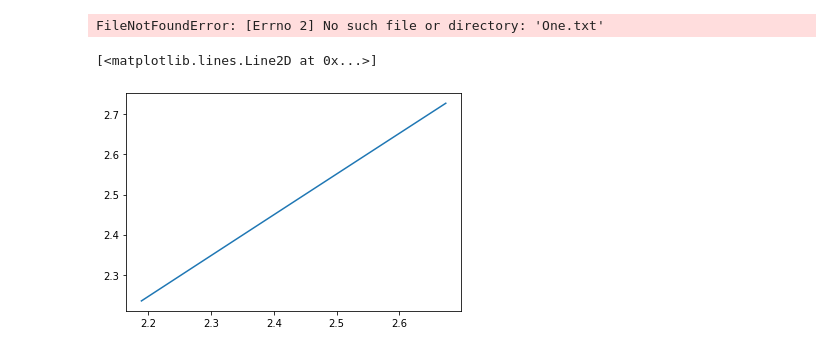
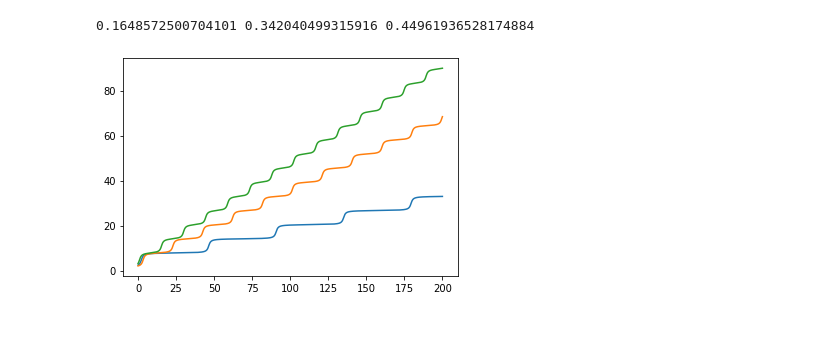
Before and after one commit to Anessivan/Neuro, a Jupyter notebook: graphs.ipynb, the cells around one changed output. Drawn from its saved outputs; the diff is of its cells as text; code cells hidden in the pictures.

```diff
--- a/graphs.ipynb
+++ b/graphs.ipynb
@@ -64,20 +0,0 @@ plt.plot(t, y_)
-# %%
-t=list()
-x=list()
-x_=list()
-y=list()
-y_=list()
-
-with open("One.txt") as f:
-    for line in f:
-        _t, _x, _x_ = map(float, line.split())
-        t.append(_t)
-        x.append(_x)
-        x_.append(_x_)
-# %% [output]
-FileNotFoundError: [Errno 2] No such file or directory: 'One.txt'
-# %%
-plt.plot(x[100:120], y[100:120])
-# %% [output]
-[<matplotlib.lines.Line2D at 0x...>]
-[figure, removed]
@@ -85,0 +42,23 @@ plt.plot(t, x_)
+# %%
+import matplotlib.pyplot as plt
+%matplotlib inline
+
+d = 0
+sigma = 0.1111111111111111
+p1 = 2.443460952792061
+p2 = 2.0943951023931953
+p3 = 3.14159265358979
+
+t, x, y, z = ensemble.compute_ensemble(d, sigma, p1, p2, p3)
+plt.plot(t, x)
+plt.plot(t, y)
+plt.plot(t, z)
+
+c1 = x[-1] / t[-1]
+c2 = y[-1] / t[-1]
+c3 = z[-1] / t[-1]
+
+print(c1, c2, c3)
+# %% [output]
+0.1648572500704101 0.342040499315916 0.44961936528174884
+[figure, added]
```
Also changed, not shown: parts of 9 cells of this notebook, 6 other files.
